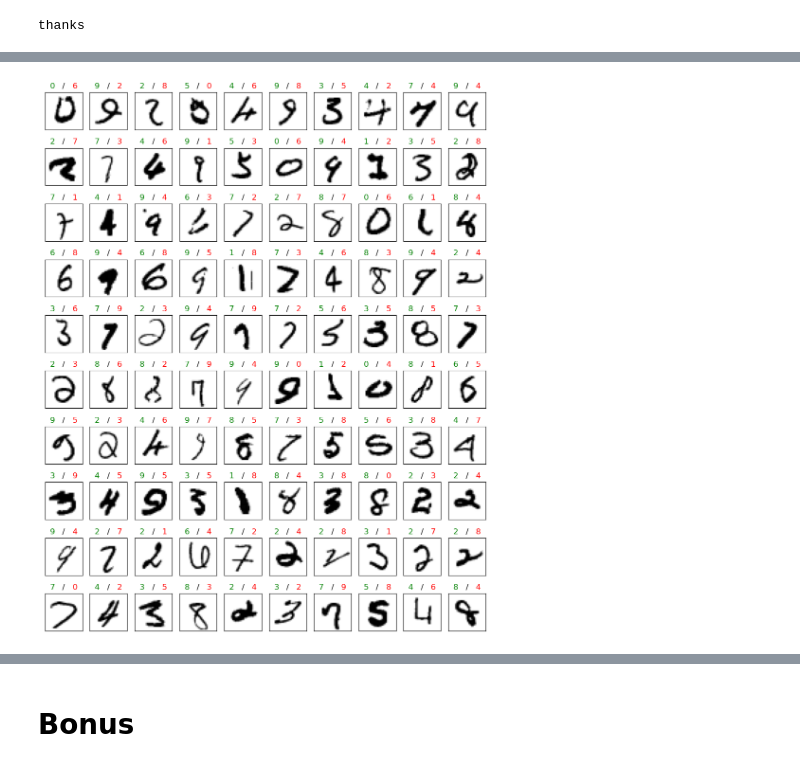
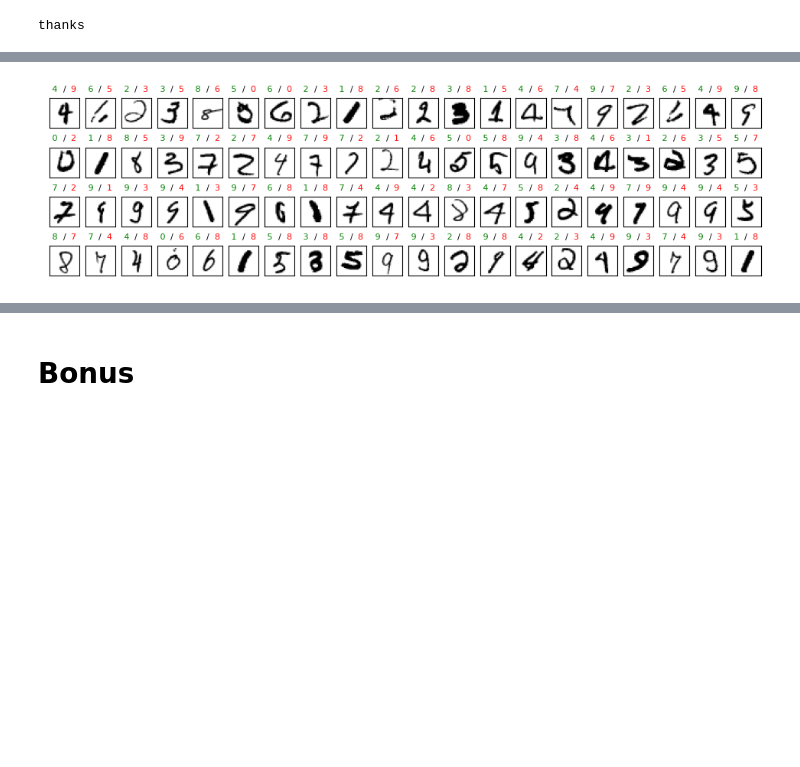
Before and after one commit to frankausberlin/notebook-collection, a Jupyter notebook: backpropagationnotebook.ipynb, the cells around one changed output, grey strips where cells are left out. Saved outputs shown, nothing was run; the diff lists cells and outputs as text; code cells hidden in the pictures; blank space fills up the shorter version.

```diff
--- a/backpropagationnotebook.ipynb
+++ b/backpropagationnotebook.ipynb
@@ -901,12 +884,12 @@ def plot_fails (model, batch, columns=20, rows=30):
   print (f'first {failCount} ...')
 
   #subplots
-  fig = plt.figure(figsize=(1.2*columns, 1.5*rows))
+  fig = plt.figure(figsize=(0.6*columns, 0.8*rows))
   for i in range (failCount):
     fig.add_subplot (rows, columns, i+1, xticks=[], yticks=[])
-    plt.title (f"  {fails[i]['expected']}",  color='green', loc='left')
-    plt.title ("/",                          color='black', loc='center')
-    plt.title (f"{fails[i]['predicted']}  ", color='red',   loc='right')
+    plt.title (f" {fails[i]['expected']}",  color='green', loc='left', fontsize='8')
+    plt.title ("/",                          color='black', loc='center', fontsize='8')
+    plt.title (f"{fails[i]['predicted']} ", color='red',   loc='right', fontsize='8')
     plt.imshow(x[fails[i]['pos']].reshape(28,28), cmap='binary')
 
 print ('thanks')
@@ -917,16 +900,12 @@ thanks
 from torchvision      import datasets
 from matplotlib       import pyplot as plt
 
-try: plot_fails
+try:   plot_fails
 except NameError: print("please run code cell 'plot fails' first...")
 else:
-  ###############################################################
-  ###################### play with me ###########################
-  ###############################################################
-  # learning rate  #  batch size  #  nr epochs  #  sample rate  #
-  eta              ,     bs       ,   epochs    ,     sample   =\
-  0.197            ,     3        ,    100      ,      1.0      #
-  ###############################################################
+
+  # play with me
+  eta, bs, epochs, sample = 0.29, 5, 100, 1.0
 
   # mnist data
   ds_train = datasets.MNIST (root="data", train=True,  download=True)
@@ -934,13 +913,9 @@ else:
   train    = Batches ( (ds_train.data.numpy(), ds_train.targets.numpy()), batchSize=bs, sample=sample )
   evals    = Batches ( (ds_test. data.numpy(), ds_test. targets.numpy()) )
 
-  # show first image in first batch
-  #plt.imshow (train.batches[0][0][0].reshape(28,28), cmap='binary')
-  #plt.show()
-
   # create model (version 4) and train the data
   m = Model (Perceptrons(60,28*28), Perceptrons(25), Perceptrons(10))
   m.  train (train, epochs, eta, evals)
 
-  plot_fails (m, next(iter(evals)), columns=10, rows=10 )
+  plot_fails (m, next(evals), columns=20, rows=4 )
 # %% [output]
@@ -964,3 +939,3 @@ first 100 ...
-[figure, old version]
+[figure, new version]
 # %%
 #@title mnist with version 5
```
Also changed, not shown: parts of 7 cells of this notebook.
